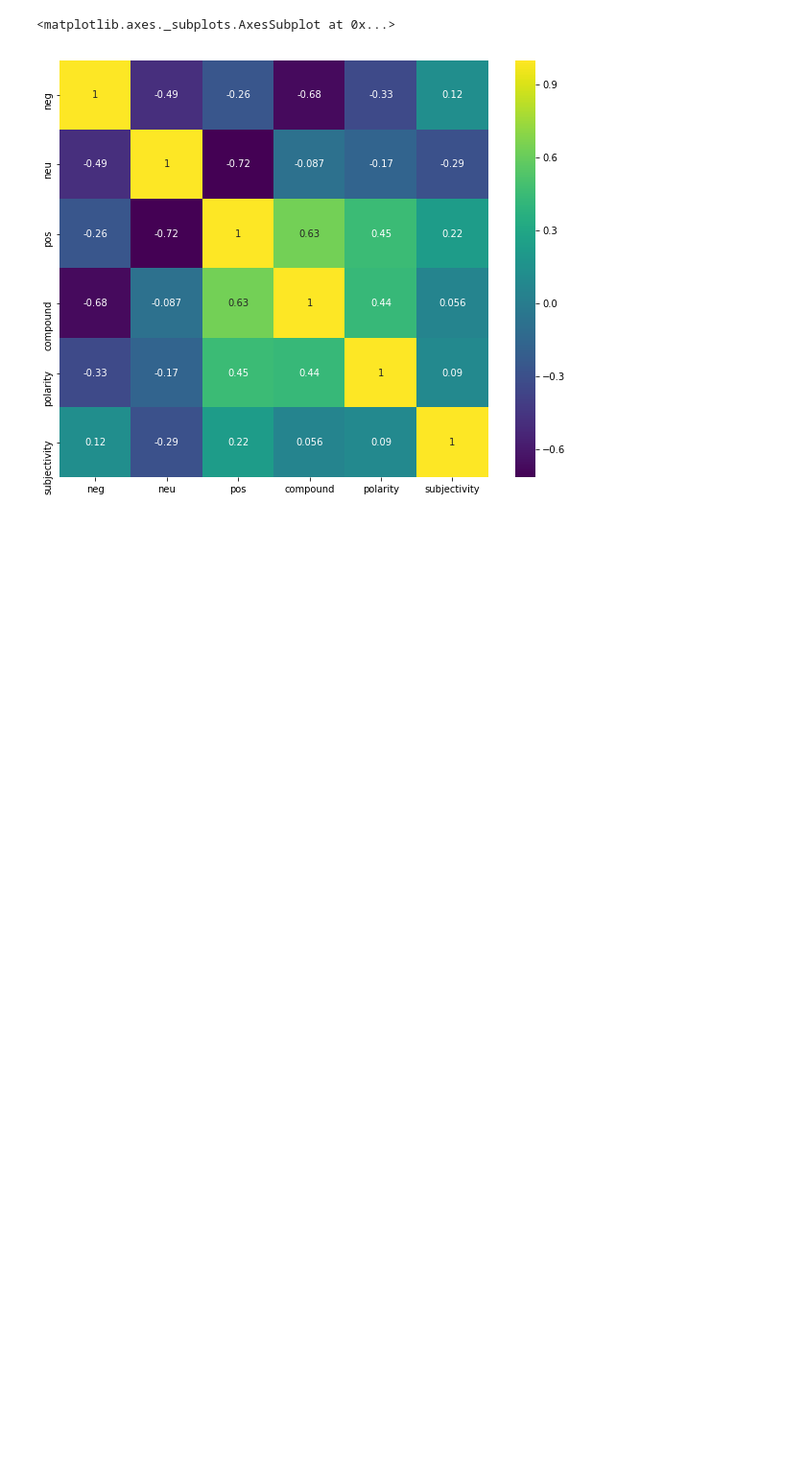
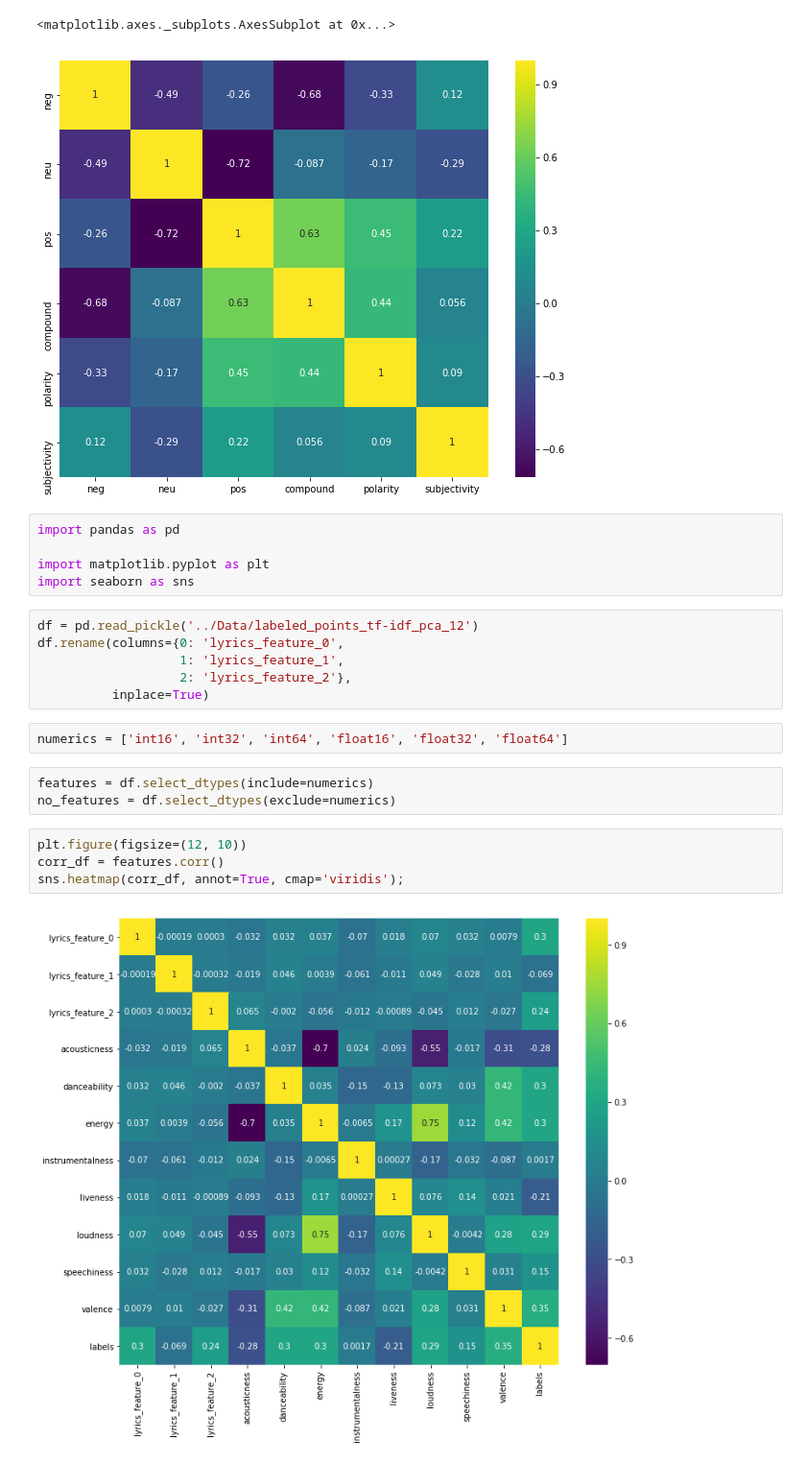
Before and after one commit to keith12345/Mood2Music, a Jupyter notebook: 04_Visualizations/4_00_Viz_Notes.ipynb, the cells around one changed output. Shown at 96% size. Drawn from its saved outputs; the diff is of its cells as text; blank space fills up the shorter version.

Commit message:
Add data visualization notes.

```diff
--- a/04_Visualizations/4_00_Viz_Notes.ipynb
+++ b/04_Visualizations/4_00_Viz_Notes.ipynb
@@ -19,3 +17,25 @@ sns.heatmap(corr_df, annot=True,cmap='viridis');
 # %% [output]
 <matplotlib.axes._subplots.AxesSubplot at 0x...>
 [figure]
+# %%
+import pandas as pd
+
+import matplotlib.pyplot as plt
+import seaborn as sns
+# %%
+df = pd.read_pickle('../Data/labeled_points_tf-idf_pca_12')
+df.rename(columns={0: 'lyrics_feature_0',
+                   1: 'lyrics_feature_1',
+                   2: 'lyrics_feature_2'},
+          inplace=True)
+# %%
+numerics = ['int16', 'int32', 'int64', 'float16', 'float32', 'float64']
+# %%
+features = df.select_dtypes(include=numerics)
+no_features = df.select_dtypes(exclude=numerics)
+# %%
+plt.figure(figsize=(12, 10))
+corr_df = features.corr()
+sns.heatmap(corr_df, annot=True, cmap='viridis');
+# %% [output]
+[figure, added]
```
Also changed, not shown: parts of 6 cells of this notebook, 1 other file.
